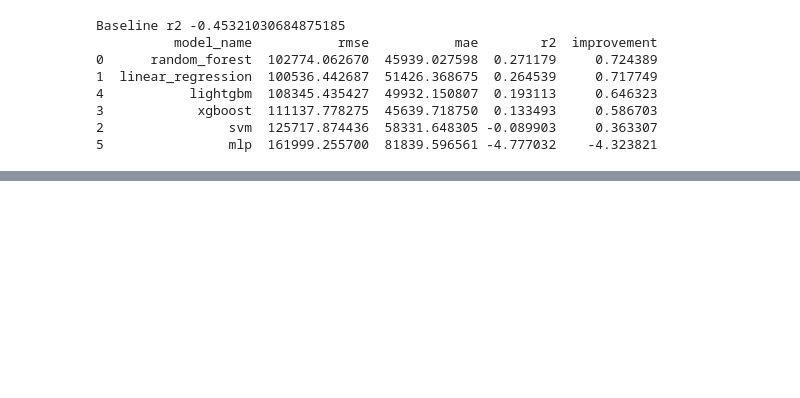
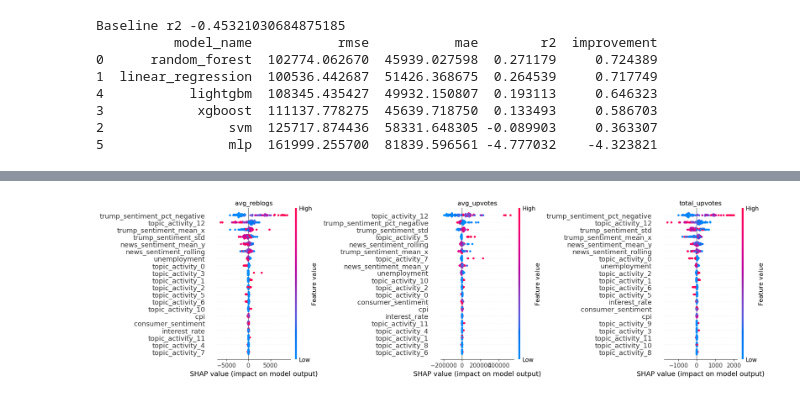
Before and after one commit to Husted42/advanced_business_analytics, a Jupyter notebook: Target analyis/Analysis ML - Trump upvotes (best).ipynb, the cells around one changed output, grey strips where cells are left out. Cells and saved outputs as stored; diff of their text form; code cells hidden in the pictures; blank space fills up the shorter version.

Commit message:
Added SHAP

```diff
--- a/Target analyis/Analysis ML - Trump upvotes (best).ipynb
+++ b/Target analyis/Analysis ML - Trump upvotes (best).ipynb
@@ -494,0 +588,54 @@ R2:     0.880463
+# %%
+def shap_analysis_side_by_side(model, X, target_names, sample_size=500):
+    """
+    Plot SHAP summary plots for all targets side-by-side.
+    """
+
+    n_targets = len(target_names)
+
+    # Sample data
+    if len(X) > sample_size:
+        X_sample = X.sample(sample_size, random_state=42)
+    else:
+        X_sample = X.copy()
+
+    fig, axes = plt.subplots(1, n_targets, figsize=(6 * n_targets, 5))
+
+    if n_targets == 1:
+        axes = [axes]
+
+    for i, (ax, target_name) in enumerate(zip(axes, target_names)):
+
+        # Get model for target
+        if hasattr(model, "estimators_"):
+            rf = model.estimators_[i]
+        else:
+            rf = model
+
+        # Compute SHAP
+        explainer = shap.TreeExplainer(rf)
+        shap_values = explainer.shap_values(X_sample)
+
+        # Plot on specific axis
+        shap.summary_plot(
+            shap_values,
+            X_sample,
+            show=False,
+            plot_size=None
+        )
+
+        # Move plot to correct axis
+        plt.sca(ax)
+        ax.set_title(target_name)
+
+    plt.tight_layout()
+    plt.show()
+
+shap_analysis_side_by_side(
+    model=rf_model,
+    X=X_train,
+    target_names=list(Y_train.columns),
+    sample_size=500
+)
+# %% [output]
+[figure, added]
```
Also changed, not shown: parts of 9 cells of this notebook.
